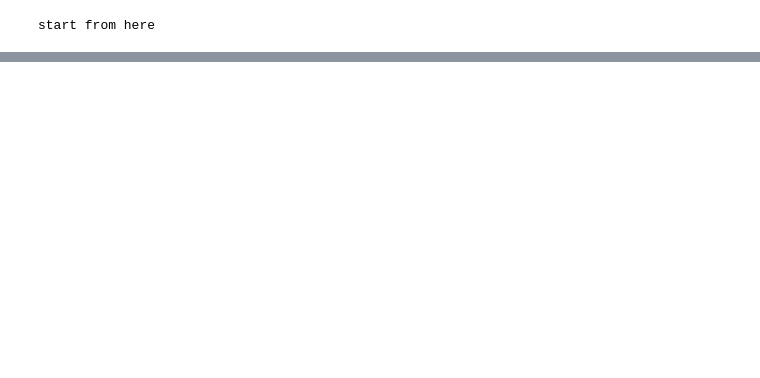
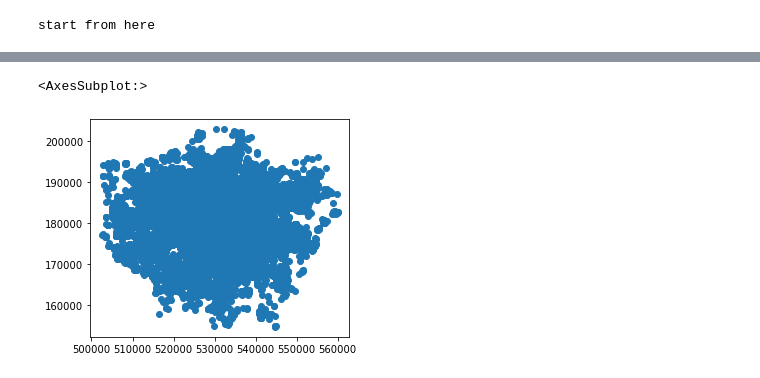
Before and after one commit to ucfnlui/FSDS-CW2-GAGAGAGA-, a Jupyter notebook: Reproducible Analysis/ReproAnalysis.ipynb, the cells around one changed output, grey strips where cells are left out. Saved outputs shown, nothing was run; the diff lists cells and outputs as text; code cells hidden in the pictures; blank space fills up the shorter version.

```diff
--- a/Reproducible Analysis/ReproAnalysis.ipynb
+++ b/Reproducible Analysis/ReproAnalysis.ipynb
@@ -16,0 +38,15 @@ print("start from here")
+# %%
+#Converting listings to a geodataframe by using the coordinates
+gdf = gpd.GeoDataFrame(data,
+            geometry=gpd.points_from_xy(
+                        data['longitude'],
+                        data['latitude'],
+                        crs='epsg:4326'
+            )
+      )
+#Change the crs and plot
+gdf = gdf.to_crs('epsg:27700')
+gdf.plot()
+# %% [output]
+<AxesSubplot:>
+[figure, added]
```
Also changed, not shown: parts of 9 cells of this notebook, 9 other files.
